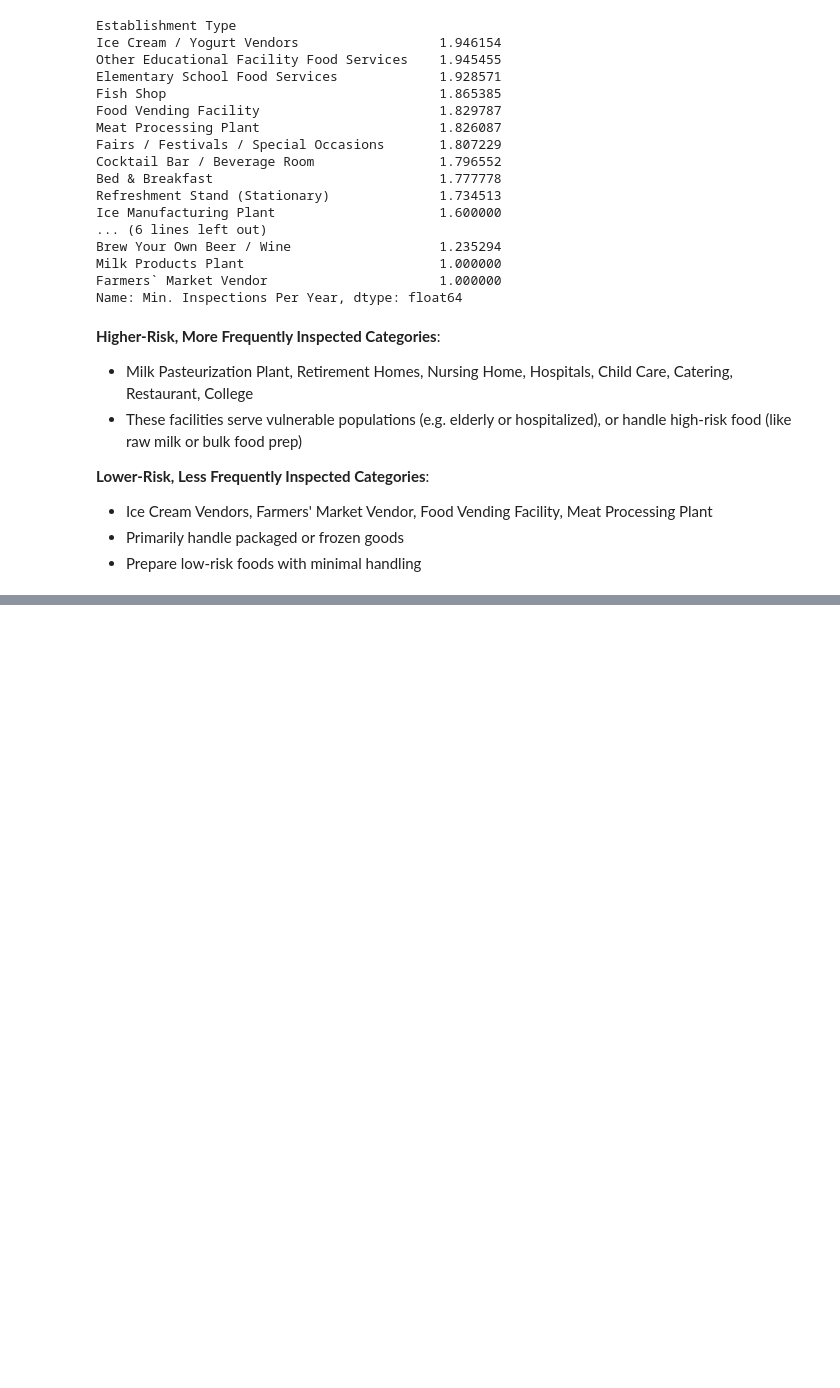
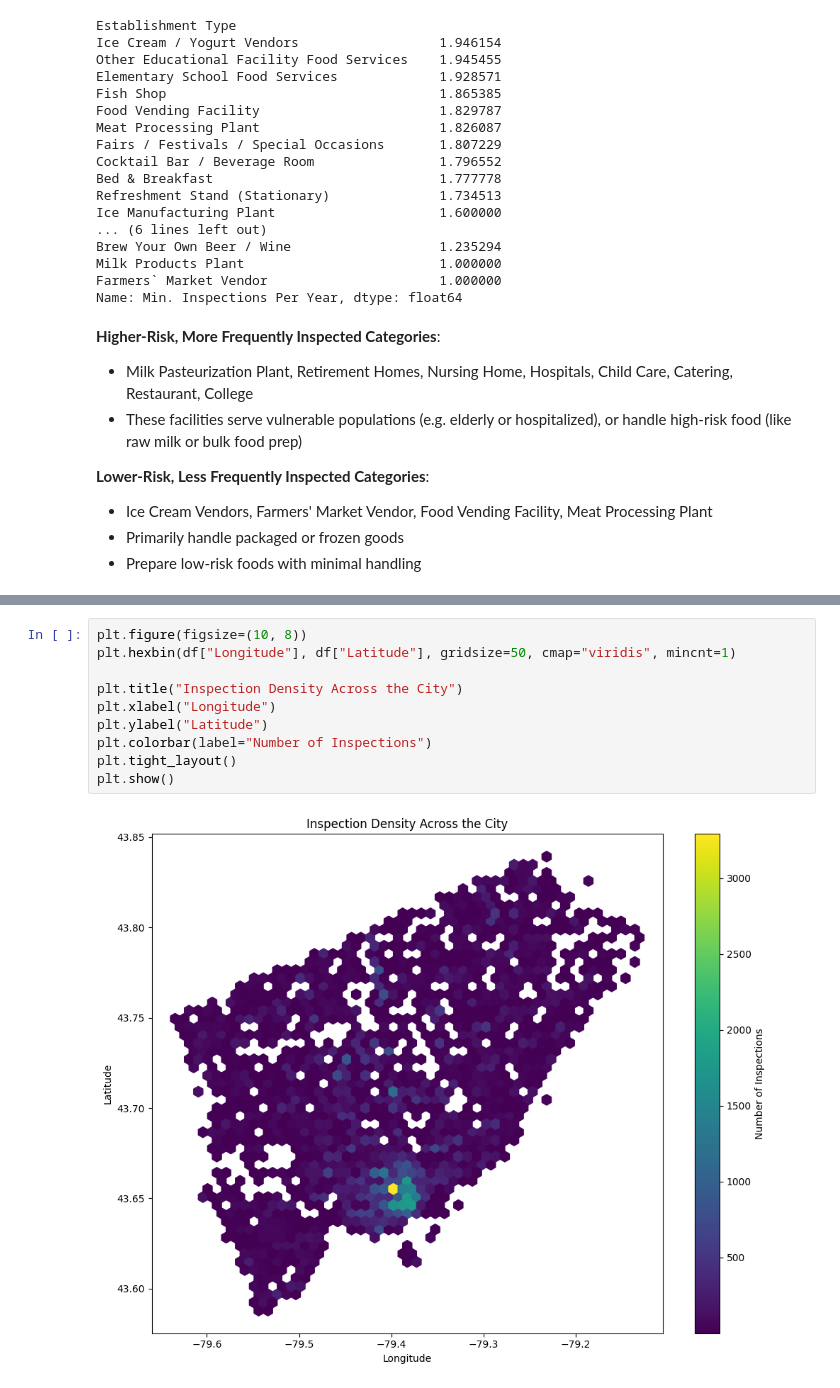
Before and after one commit to notexploiting/dinesafe-toronto, a Jupyter notebook: notebooks/01_eda.ipynb, the cells around one changed output, grey strips where cells are left out. Cells and saved outputs as stored; diff of their text form; blank space fills up the shorter version.

```diff
--- a/notebooks/01_eda.ipynb
+++ b/notebooks/01_eda.ipynb
@@ -404,0 +416,12 @@ Name: Min. Inspections Per Year, dtype: float64
+# %%
+plt.figure(figsize=(10, 8))
+plt.hexbin(df["Longitude"], df["Latitude"], gridsize=50, cmap="viridis", mincnt=1)
+
+plt.title("Inspection Density Across the City")
+plt.xlabel("Longitude")
+plt.ylabel("Latitude")
+plt.colorbar(label="Number of Inspections")
+plt.tight_layout()
+plt.show()
+# %% [output]
+[figure, added]
```
Also changed, not shown: parts of 5 cells of this notebook.
